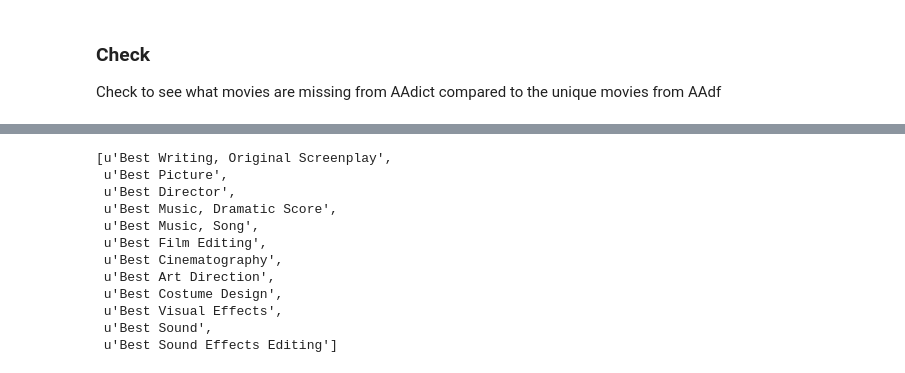
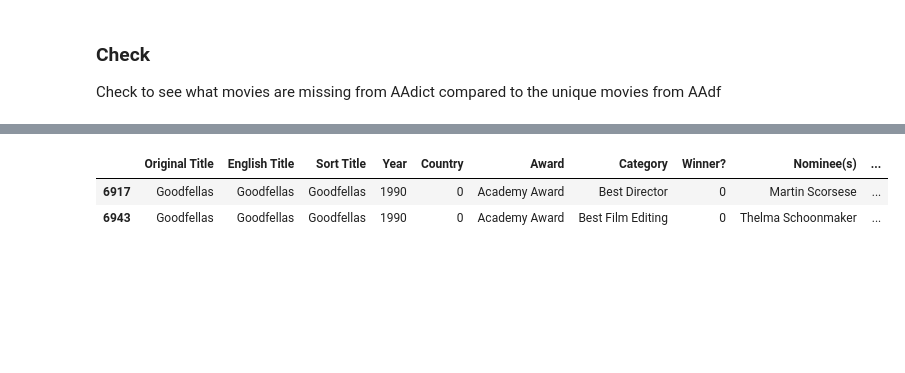
Before and after one commit to oscarpredictor/oscar-predictor, a Jupyter notebook: AAdict Notebook Clean Version.ipynb, the cells around one changed output, grey strips where cells are left out. Saved outputs shown, nothing was run; the diff lists cells and outputs as text; code cells hidden in the pictures; blank space fills up the shorter version.

```diff
--- a/AAdict Notebook Clean Version.ipynb
+++ b/AAdict Notebook Clean Version.ipynb
@@ -549,2 +527,8 @@ for movie in missingids:
+# %%
+AAdf[AAdf['English Title']=='Goodfellas']
+# %% [output]
+|  | Original Title | English Title | Sort Title | Year | Country | Award | Category | Winner? | Nominee(s) | ... |
+| 6917 | Goodfellas | Goodfellas | Goodfellas | 1990 | 0 | Academy Award | Best Director | 0 | Martin Scorsese | ... |
+| 6943 | Goodfellas | Goodfellas | Goodfellas | 1990 | 0 | Academy Award | Best Film Editing | 0 | Thelma Schoonmaker | ... |
 # %%
 # To Save new AAdict, run this cell
@@ -552,15 +536,0 @@ for movie in missingids:
-# %%
-AAdict['0120338']['won']
-# %% [output]
-[u'Best Writing, Original Screenplay',
- u'Best Picture',
- u'Best Director',
- u'Best Music, Dramatic Score',
- u'Best Music, Song',
- u'Best Film Editing',
- u'Best Cinematography',
- u'Best Art Direction',
- u'Best Costume Design',
- u'Best Visual Effects',
- u'Best Sound',
- u'Best Sound Effects Editing']
```
Also changed, not shown: parts of 25 cells of this notebook.
